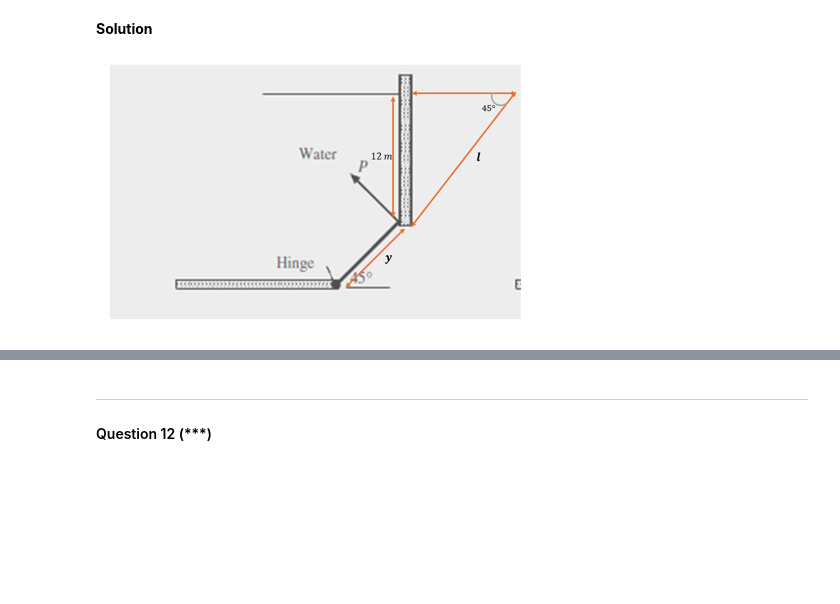
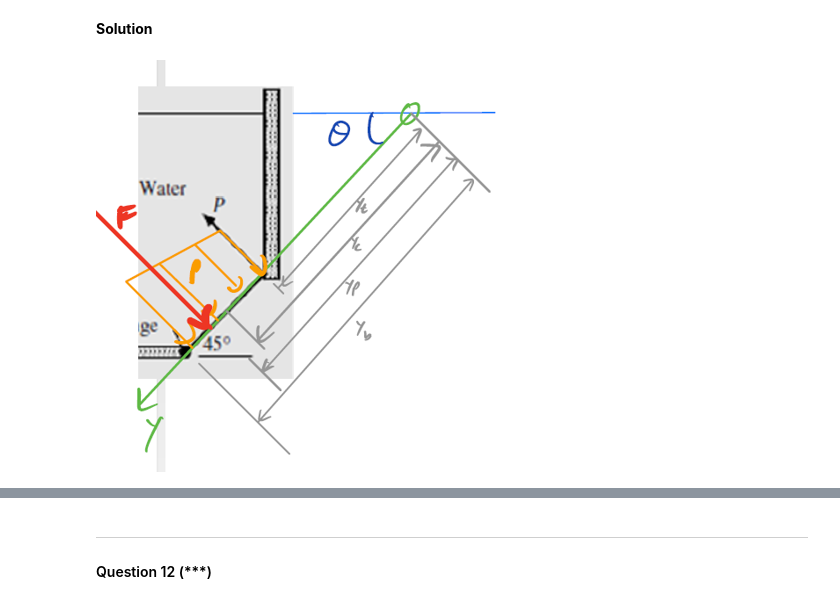
Before and after one commit to Maria9925/CIVIL_202_25, a Jupyter notebook: _sources/Module2Hydrostatics_Sol.ipynb, the cells around one changed output, grey strips where cells are left out. Saved outputs shown, nothing was run; the diff lists cells and outputs as text; code cells hidden in the pictures; blank space fills up the shorter version.

```diff
--- a/_sources/Module2Hydrostatics_Sol.ipynb
+++ b/_sources/Module2Hydrostatics_Sol.ipynb
@@ -2809,11 +3063,11 @@ A moment balance is used to calculate the force P needed to open the gate.
 # %% [markdown]
 **Solution**
 # %%
-img = Image.open(r"figures/62s.png")
-base_width = 450  # Change this to your desired width
+img = Image.open(r"figures/7&8_uniform_pressure_distribution_11_a.png")
+base_width = 400  # Change this to your desired width
 w_percent = base_width / float(img.size[0])
 h_size = int(float(img.size[1]) * w_percent)
 resized_img = img.resize((base_width, h_size))
 resized_img
 # %% [output]
-[figure, old version]
+[figure, new version]
```
Also changed, not shown: parts of 138 cells of this notebook, 42 other files.
